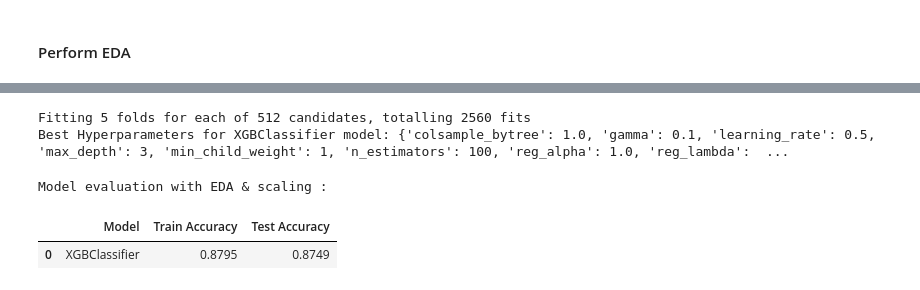
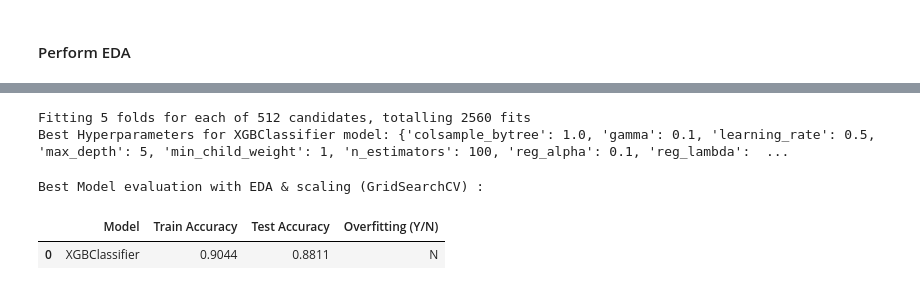
Before and after one commit to abhijit250692/Income_Prediction, a Jupyter notebook: code.ipynb, the cells around one changed output, grey strips where cells are left out. Saved outputs shown, nothing was run; the diff lists cells and outputs as text; code cells hidden in the pictures.

```diff
--- a/code.ipynb
+++ b/code.ipynb
@@ -344,0 +441,3 @@ dtype: float64
+# %%
+skewed_cols = [col for col in df_eda.columns if ((df_eda[col].skew() > 0.5 or df_eda[col].skew() < -0.5) and col not in categorical_cols)]
+skewed_cols
@@ -344,0 +446,5 @@ dtype: float64
+# %%
+# Applying log transformation to reduce skewness
+
+for col in skewed_cols:
+    df_eda[col] = np.log1p(df_eda[col])
@@ -488,0 +615,12 @@ Model evaluation with EDA & scaling :
+# %%
+# Resolving class imbalance using SMOTETomek
+x_res,y_res=smk.fit_resample(x,y)
+x_train, x_test, y_train, y_test = train_test_split(x_res, y_res, test_size=0.2, random_state=42)
+
+scaler1 = StandardScaler()
+
+x_train_scaled = scaler1.fit_transform(x_train)
+x_test_scaled = scaler1.transform(x_test)
+
+print("Model evaluation with EDA & scaling after resolving class imbalance :")
+EndToEndEvaluation(models, x_train_scaled, y_train, x_test_scaled, y_test)
@@ -491,5 +648,5 @@ Model evaluation with EDA & scaling :
 # %%
-XGBClassifier_model = models[8]
+best_performing_model = models[8] # XGBClassifier
 
 l_param_grid = {
     'n_estimators': [50, 100],
@@ -503,22 +660,25 @@ l_param_grid = {
     'reg_lambda': [1.0, 2.0]
 }
 
-x = df.drop(columns=['Income'])
-y = df['Income']
-x_train, x_test, y_train, y_test = train_test_split(x, y, test_size=0.2, random_state=42)
-grid_search = GridSearchCV(estimator=XGBClassifier_model, param_grid=l_param_grid, cv=5, n_jobs=-1, verbose=2)
-grid_search.fit(x_train, y_train)
+x = df_eda.drop(columns=['Income'])
+y = df_eda['Income']
+x_res,y_res=smk.fit_resample(x,y)
+x_train, x_test, y_train, y_test = train_test_split(x_res, y_res, test_size=0.2, random_state=42)
+x_train_scaled = scaler.fit_transform(x_train)
+x_test_scaled = scaler.transform(x_test)
+grid_search = GridSearchCV(estimator=best_performing_model, param_grid=l_param_grid, cv=5, n_jobs=-1, verbose=2)
+grid_search.fit(x_train_scaled, y_train)
 
-best_model = grid_search.best_estimator_
+best_model_XGB = grid_search.best_estimator_
 print("Best Hyperparameters for XGBClassifier model:", grid_search.best_params_)
 # %% [output]
 Fitting 5 folds for each of 512 candidates, totalling 2560 fits
-Best Hyperparameters for XGBClassifier model: {'colsample_bytree': 1.0, 'gamma': 0.1, 'learning_rate': 0.5, 'max_depth': 3, 'min_child_weight': 1, 'n_estimators': 100, 'reg_alpha': 1.0, 'reg_lambda':  ...
+Best Hyperparameters for XGBClassifier model: {'colsample_bytree': 1.0, 'gamma': 0.1, 'learning_rate': 0.5, 'max_depth': 5, 'min_child_weight': 1, 'n_estimators': 100, 'reg_alpha': 0.1, 'reg_lambda':  ...
 # %%
-l_models = [best_model]
-print("Model evaluation with EDA & scaling :")
-EndToEndEvaluation(l_models, x_train, y_train, x_test, y_test)
+l_models = [best_model_XGB]
+print("Best Model evaluation with EDA & scaling (GridSearchCV) :")
+EndToEndEvaluation(l_models, x_train_scaled, y_train, x_test_scaled, y_test)
 # %% [output]
-Model evaluation with EDA & scaling :
+Best Model evaluation with EDA & scaling (GridSearchCV) :
-|  | Model | Train Accuracy | Test Accuracy |
-| 0 | XGBClassifier | 0.8795 | 0.8749 |
+|  | Model | Train Accuracy | Test Accuracy | Overfitting (Y/N) |
+| 0 | XGBClassifier | 0.9044 | 0.8811 | N |
```
Also changed, not shown: parts of 56 cells of this notebook, 4 other files.
